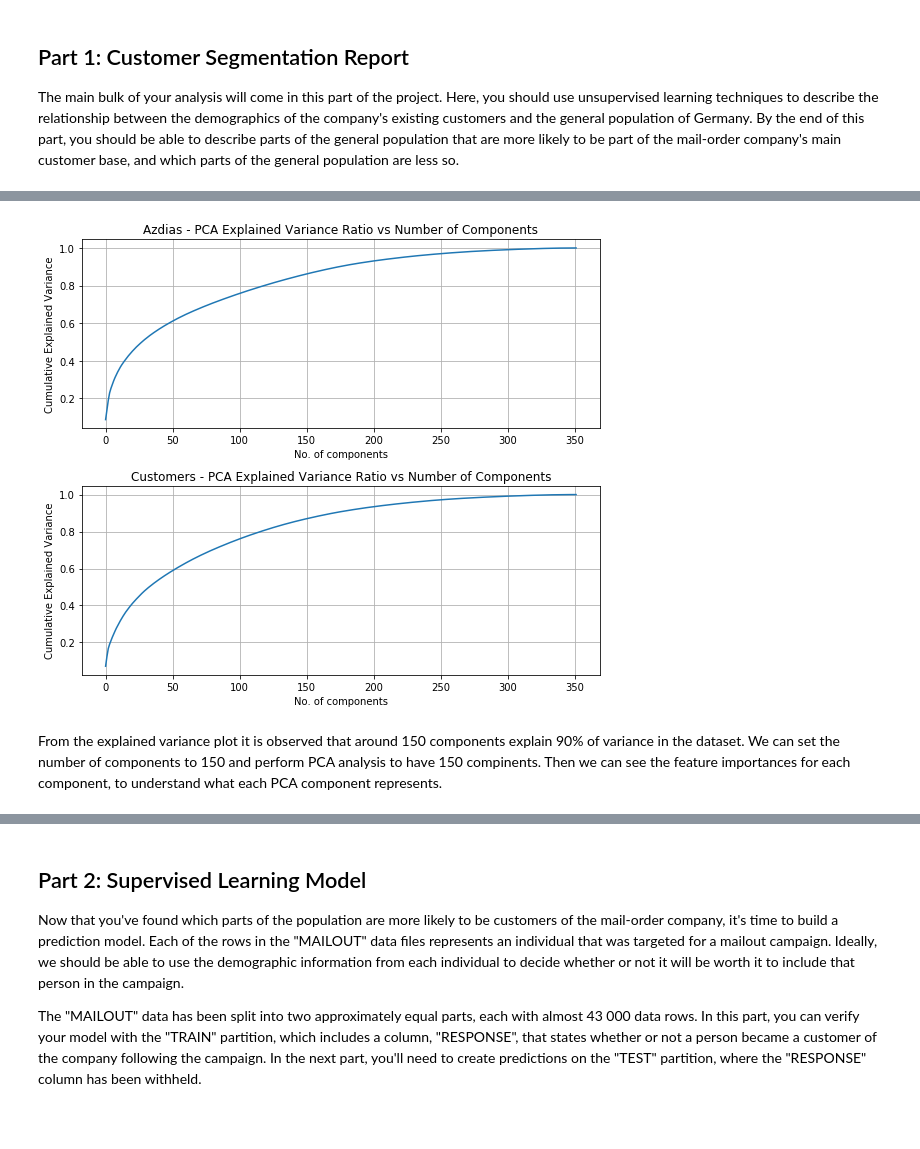
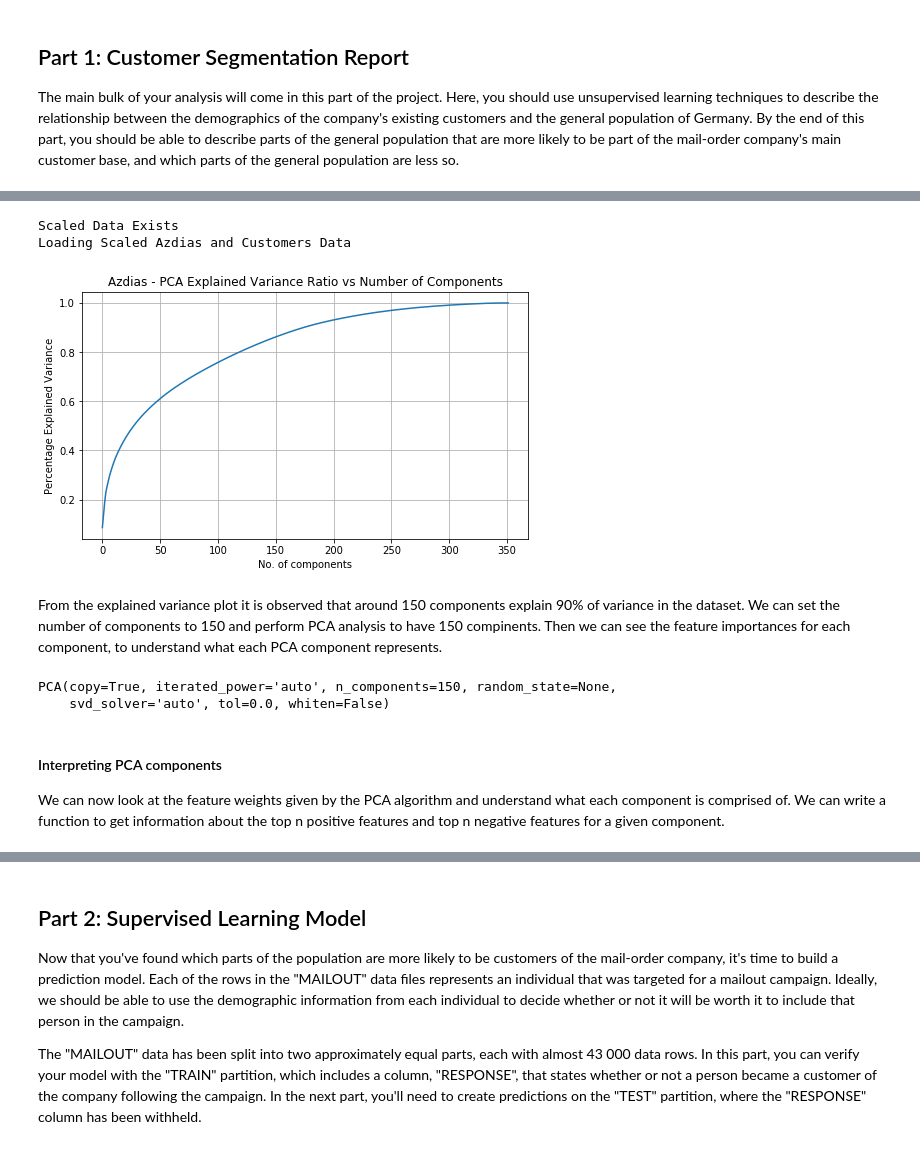
Before and after one commit to pranaymodukuru/Bertelsmann-Arvato-customer-segmentation, a Jupyter notebook: Arvato Project Workbook.ipynb, the cells around one changed output, grey strips where cells are left out. Drawn from its saved outputs; the diff is of its cells as text; code cells hidden in the pictures; blank space fills up the shorter version.

```diff
--- a/Arvato Project Workbook.ipynb
+++ b/Arvato Project Workbook.ipynb
@@ -1084,2 +1112,7 @@ The main bulk of your analysis will come in this part of the project. Here, you
+# %%
+azdias, customers, customers_additional, attributes_values, attributes_info = load_avarto_data(scaled=True)
+# %% [output]
+Scaled Data Exists
+Loading Scaled Azdias and Customers Data
 # %%
 pca_azdias = PCA().fit(azdias)
@@ -1087,6 +1119,30 @@ pca_customers = PCA().fit(customers)
-# %%
-model_utils.plot_pca_exp_variance(pca_azdias, pca_customers)
-# %% [output]
-[figure, removed]
+# %%
+def plot_pca_exp_variance(pca_azdias, cumulative=True, figsize=(8,10)):
+    """
+    Takes in two PCA models (which are fit on corresponding data) and plots
+    their Explained Variance vs Number of components
+
+    """
+
+    if cumulative:
+        azdias_variance = np.cumsum(pca_azdias.explained_variance_ratio_)
+        y_label = "Percentage Explained Variance"
+    else:
+        azdias_variance = pca_azdias.explained_variance_ratio_
+        y_label = "Explained Variance Ratio"
+
+    fig = plt.figure(figsize=figsize)
+
+    ax = fig.add_subplot(211)
+    ax.plot(azdias_variance)
+    ax.set_xlabel("No. of components")
+    ax.set_ylabel(y_label)
+    ax.set_title("Azdias - PCA Explained Variance Ratio vs Number of Components")
+    ax.grid()
+    plt.show()
+# %%
+plot_pca_exp_variance(pca_azdias)
+# %% [output]
+[figure, added]
 # %% [markdown]
 From the explained variance plot it is observed that around 150 components explain 90% of variance in the dataset. We can set the number of components to 150 and perform PCA analysis to have 150 compinents. Then we can see the feature importances for each component, to understand what each PCA component represents.
@@ -1095,0 +1149,10 @@ pca_customers = PCA().fit(customers)
+# %%
+pca_150 = PCA(n_components=150)
+pca_150.fit(azdias)
+# %% [output]
+PCA(copy=True, iterated_power='auto', n_components=150, random_state=None,
+    svd_solver='auto', tol=0.0, whiten=False)
+# %% [markdown]
+#### Interpreting PCA components
+
+We can now look at the feature weights given by the PCA algorithm and understand what each component is comprised of. We can write a function to get information about the top n positive features and top n negative features for a given component.
```
Also changed, not shown: parts of 17 cells of this notebook.
